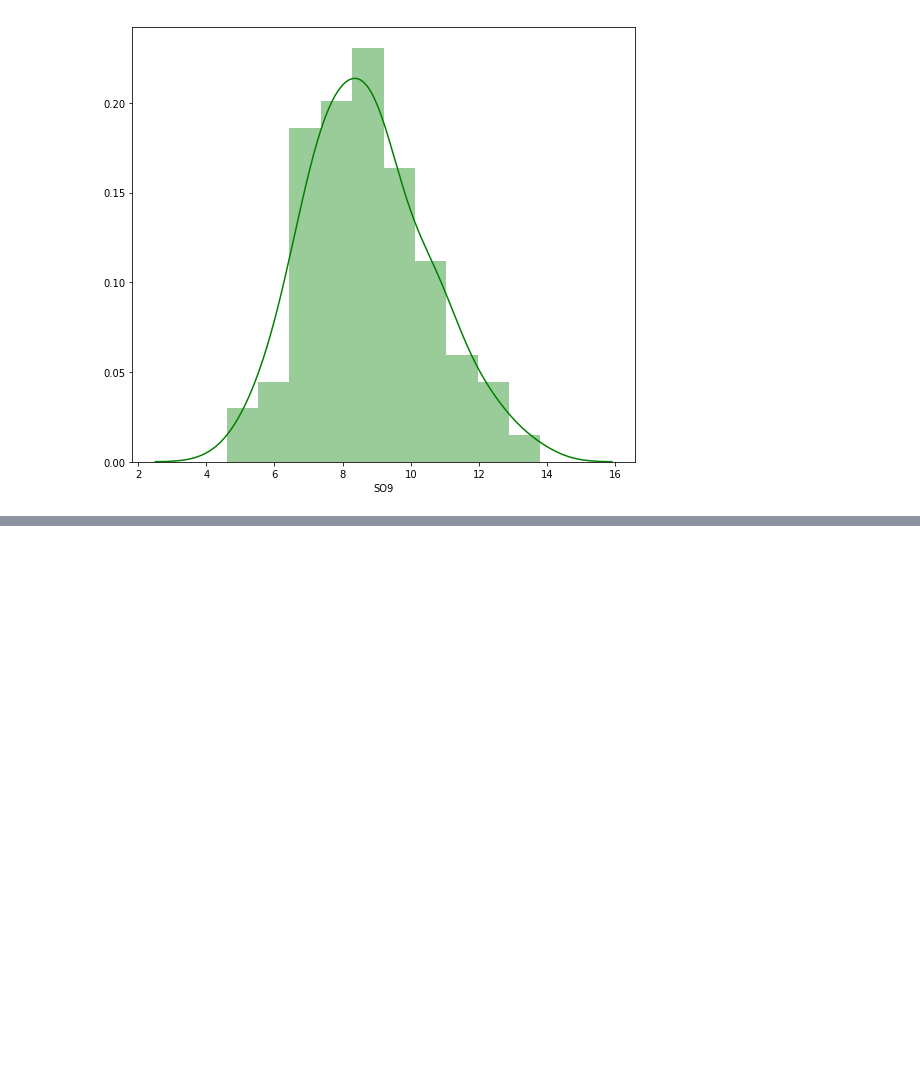
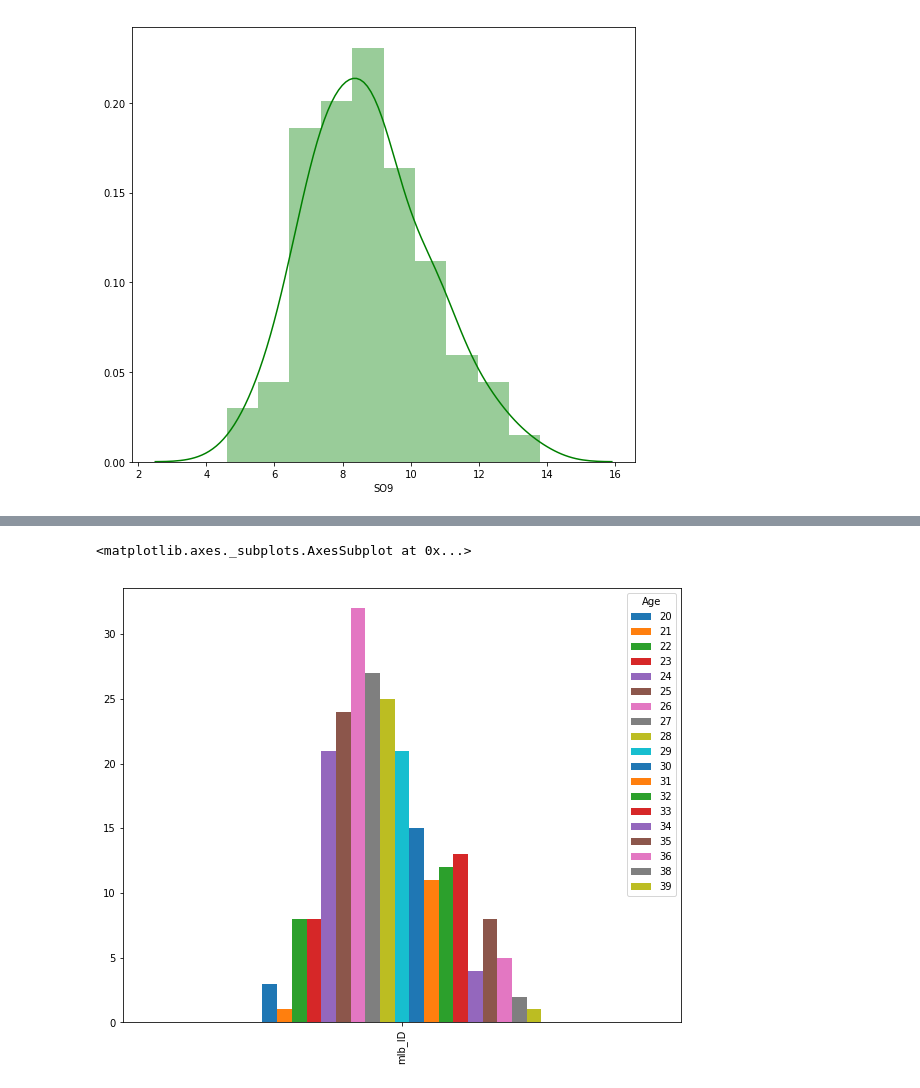
Before and after one commit to MMHNickerson/baseball2020, a Jupyter notebook: BRef_Fetch.ipynb, the cells around one changed output, grey strips where cells are left out. Cells and saved outputs as stored; diff of their text form; code cells hidden in the pictures; blank space fills up the shorter version.

```diff
--- a/BRef_Fetch.ipynb
+++ b/BRef_Fetch.ipynb
@@ -137,0 +190,6 @@ pitching_2019.hist(figsize=(16, 20), bins=10, xlabelsize=8, ylabelsize=8);
+# %%
+#now lets see how many players qualified by number of PAs in each age bracket
+pd.pivot_table(batting_2019, values = 'mlb_ID',  columns=['Age'], aggfunc=pd.Series.nunique).plot.bar(stacked=False, figsize=(10,8))
+# %% [output]
+<matplotlib.axes._subplots.AxesSubplot at 0x...>
+[figure, added]
```
Also changed, not shown: parts of 8 cells of this notebook, 10 other files.
